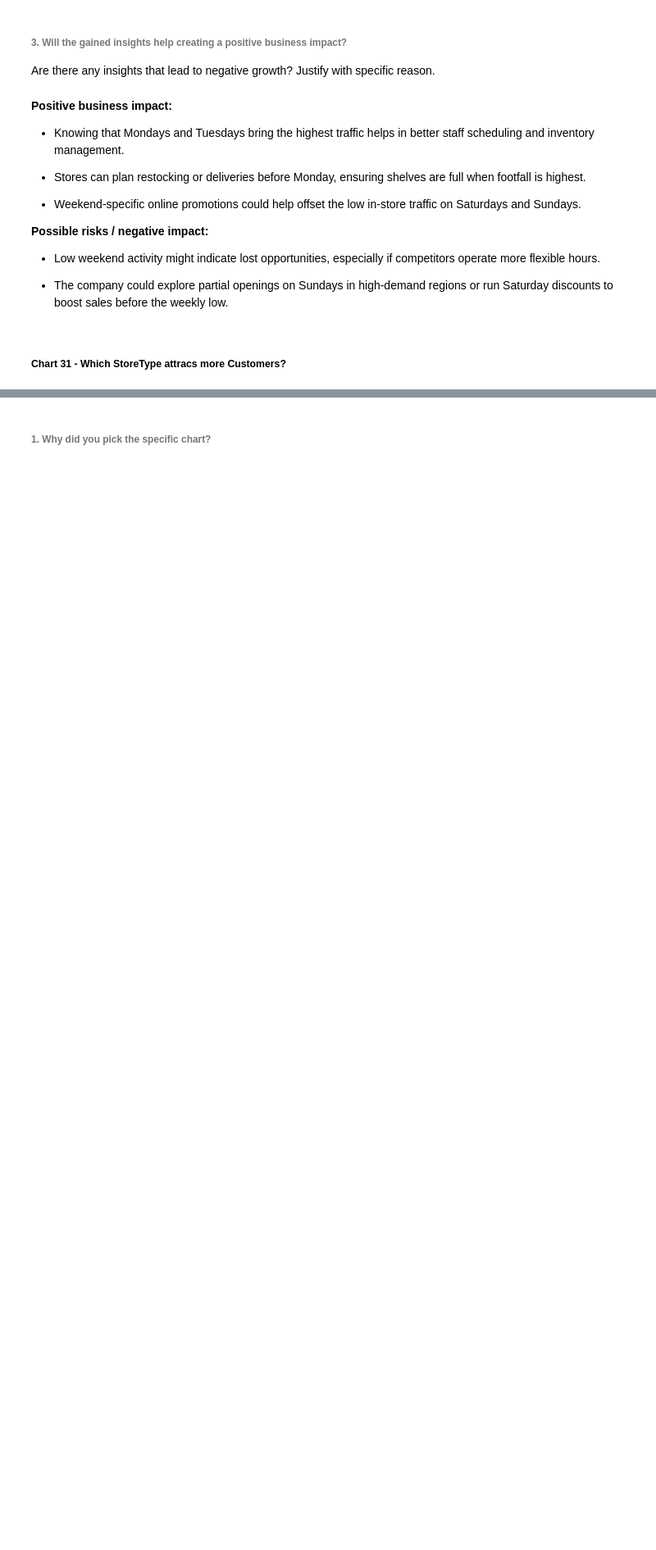
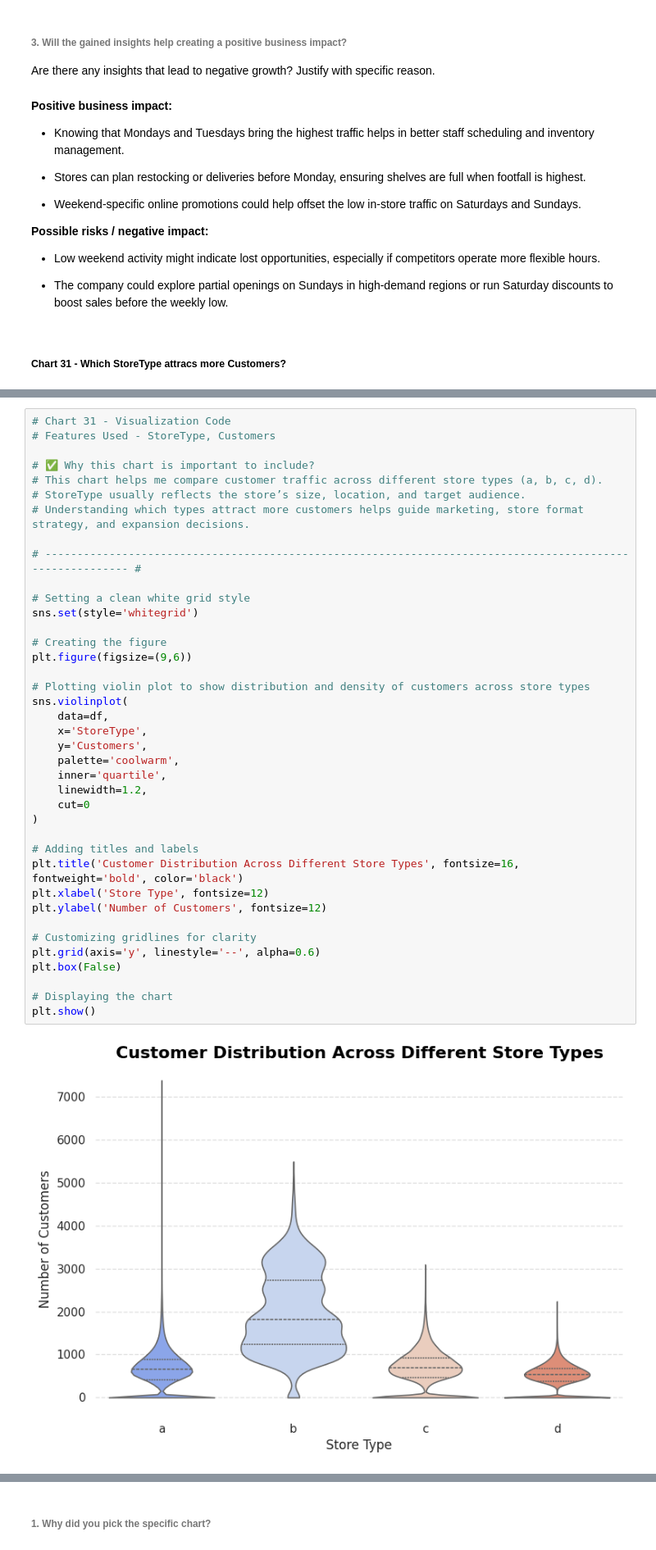
Before and after one commit to MonaliM5/Rossmann-Retail-Sales-Prediction, a Jupyter notebook: Rossmann_Retail_Sales_Prediction.ipynb, the cells around one changed output, grey strips where cells are left out. Shown at 82% size. Saved outputs shown, nothing was run; the diff lists cells and outputs as text; blank space fills up the shorter version.

Commit message:
Viz (Chart 31) - Added Violin Plot of StoreType vs Customers: Identified Type ‘b’ stores as top performers with highest and most consistent customer footfall 🏪

```diff
--- a/Rossmann_Retail_Sales_Prediction.ipynb
+++ b/Rossmann_Retail_Sales_Prediction.ipynb
@@ -4065,0 +4064,41 @@ Are there any insights that lead to negative growth? Justify with specific reaso
+# %%
+# Chart 31 - Visualization Code
+# Features Used - StoreType, Customers
+
+# ✅ Why this chart is important to include?
+# This chart helps me compare customer traffic across different store types (a, b, c, d).
+# StoreType usually reflects the store’s size, location, and target audience.
+# Understanding which types attract more customers helps guide marketing, store format strategy, and expansion decisions.
+
+# ---------------------------------------------------------------------------------------------------------- #
+
+# Setting a clean white grid style
+sns.set(style='whitegrid')
+
+# Creating the figure
+plt.figure(figsize=(9,6))
+
+# Plotting violin plot to show distribution and density of customers across store types
+sns.violinplot(
+    data=df,
+    x='StoreType',
+    y='Customers',
+    palette='coolwarm',
+    inner='quartile',
+    linewidth=1.2,
+    cut=0
+)
+
+# Adding titles and labels
+plt.title('Customer Distribution Across Different Store Types', fontsize=16, fontweight='bold', color='black')
+plt.xlabel('Store Type', fontsize=12)
+plt.ylabel('Number of Customers', fontsize=12)
+
+# Customizing gridlines for clarity
+plt.grid(axis='y', linestyle='--', alpha=0.6)
+plt.box(False)
+
+# Displaying the chart
+plt.show()
+# %% [output]
+[figure, added]
```
Also changed, not shown: parts of 5 cells of this notebook.
